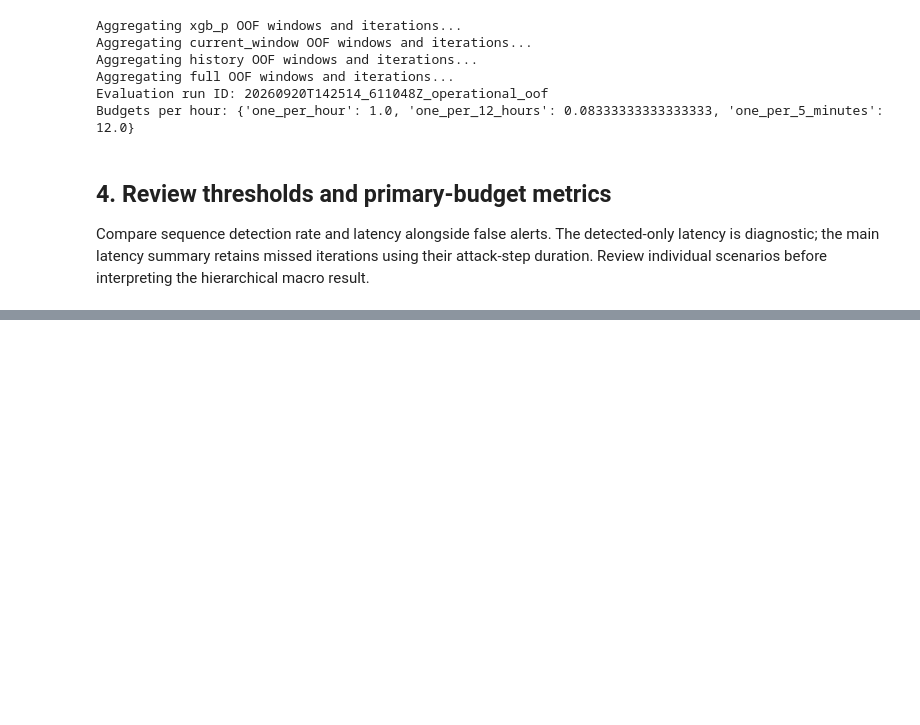
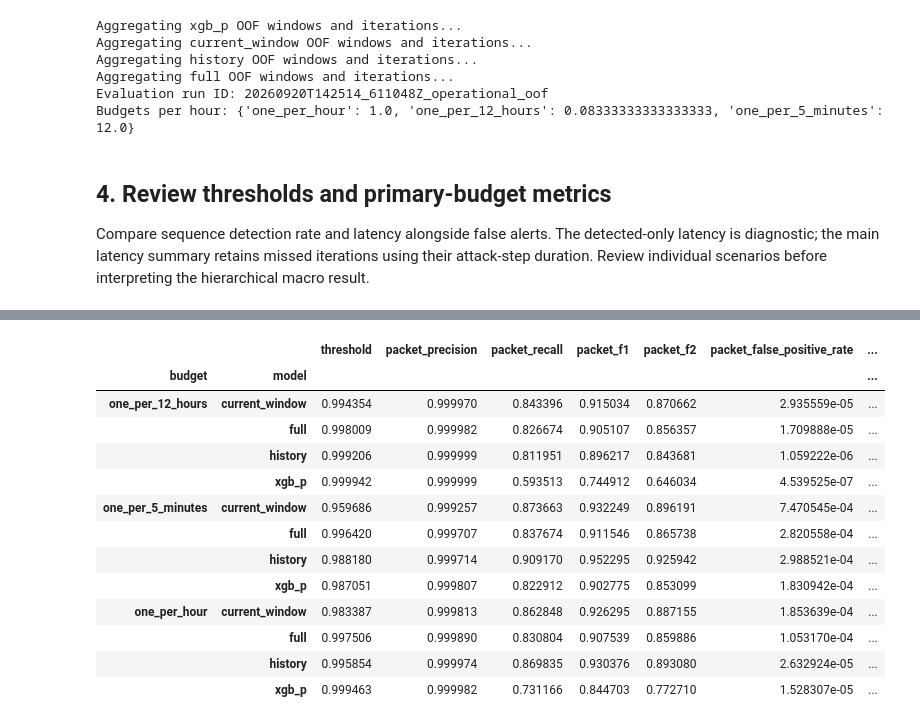
Before and after one commit to tatipar/temporalgnn-nids, a Jupyter notebook: code/python/notebook/capture_oof_operational_evaluation.ipynb, the cells around one changed output, grey strips where cells are left out. Drawn from its saved outputs; the diff is of its cells as text; code cells hidden in the pictures; blank space fills up the shorter version.

```diff
--- a/code/python/notebook/capture_oof_operational_evaluation.ipynb
+++ b/code/python/notebook/capture_oof_operational_evaluation.ipynb
@@ -152,0 +471,91 @@ display(pd.DataFrame(scenario_rows).set_index(["model", "scenario"])[[
+# %%
+classical_micro_count_table = (
+    classical_scenario_table
+    .groupby(
+        ["model", "budget"],
+        as_index=False,
+        sort=False,
+    )[classical_count_columns]
+    .sum()
+)
+
+classical_micro_rows = []
+
+for row in classical_micro_count_table.to_dict(
+    orient="records"
+):
+    model_name = row["model"]
+    budget_name = row["budget"]
+
+    count_metrics = classical_metrics_from_counts(
+        row["packet_true_positives"],
+        row["packet_false_positives"],
+        row["packet_true_negatives"],
+        row["packet_false_negatives"],
+    )
+
+    matching_macro = classical_macro_table[
+        (classical_macro_table["model"] == model_name)
+        & (
+            classical_macro_table["budget"]
+            == budget_name
+        )
+    ].iloc[0]
+
+    classical_micro_rows.append({
+        "model": model_name,
+        "budget": budget_name,
+        "threshold": float(
+            matching_macro["threshold"]
+        ),
+        "false_alert_windows_per_hour": float(
+            matching_macro[
+                "false_alert_windows_per_hour"
+            ]
+        ),
+        **count_metrics,
+    })
+
+
+classical_micro_table = pd.DataFrame(
+    classical_micro_rows
+)
+
+classical_micro_display_columns = [
+    "model",
+    "budget",
+    "threshold",
+    "packet_precision",
+    "packet_recall",
+    "packet_f1",
+    "packet_f2",
+    "packet_false_positive_rate",
+    "false_alert_windows_per_hour",
+    "packet_true_positives",
+    "packet_false_positives",
+    "packet_true_negatives",
+    "packet_false_negatives",
+]
+
+display(
+    classical_micro_table[
+        classical_micro_display_columns
+    ]
+    .sort_values(["budget", "model"])
+    .set_index(["budget", "model"])
+)
+# %% [output]
+|  |  | threshold | packet_precision | packet_recall | packet_f1 | packet_f2 | packet_false_positive_rate | ... |
+| budget | model |  |  |  |  |  |  | ... |
+| one_per_12_hours | current_window | 0.994354 | 0.999970 | 0.843396 | 0.915034 | 0.870662 | 2.935559e-05 | ... |
+|  | full | 0.998009 | 0.999982 | 0.826674 | 0.905107 | 0.856357 | 1.709888e-05 | ... |
+|  | history | 0.999206 | 0.999999 | 0.811951 | 0.896217 | 0.843681 | 1.059222e-06 | ... |
+|  | xgb_p | 0.999942 | 0.999999 | 0.593513 | 0.744912 | 0.646034 | 4.539525e-07 | ... |
+| one_per_5_minutes | current_window | 0.959686 | 0.999257 | 0.873663 | 0.932249 | 0.896191 | 7.470545e-04 | ... |
+|  | full | 0.996420 | 0.999707 | 0.837674 | 0.911546 | 0.865738 | 2.820558e-04 | ... |
+|  | history | 0.988180 | 0.999714 | 0.909170 | 0.952295 | 0.925942 | 2.988521e-04 | ... |
+|  | xgb_p | 0.987051 | 0.999807 | 0.822912 | 0.902775 | 0.853099 | 1.830942e-04 | ... |
+| one_per_hour | current_window | 0.983387 | 0.999813 | 0.862848 | 0.926295 | 0.887155 | 1.853639e-04 | ... |
+|  | full | 0.997506 | 0.999890 | 0.830804 | 0.907539 | 0.859886 | 1.053170e-04 | ... |
+|  | history | 0.995854 | 0.999974 | 0.869835 | 0.930376 | 0.893080 | 2.632924e-05 | ... |
+|  | xgb_p | 0.999463 | 0.999982 | 0.731166 | 0.844703 | 0.772710 | 1.528307e-05 | ... |
```
Also changed, not shown: parts of 6 cells of this notebook.
